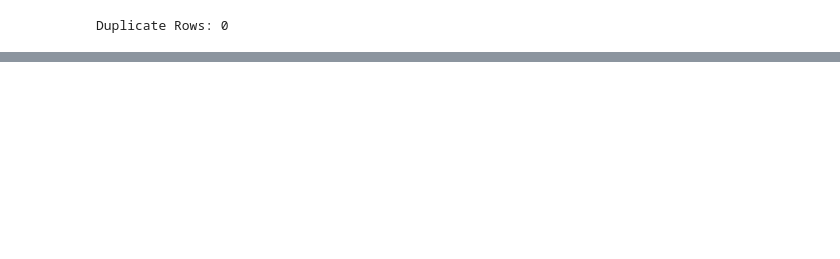
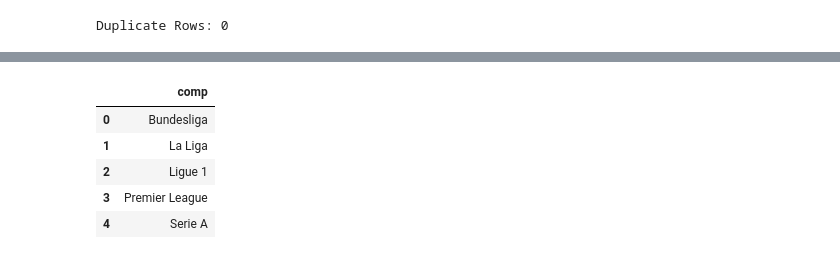
Before and after one commit to Mostafa710/FB-Attackers-Performances, a Jupyter notebook: data_exploration.ipynb, the cells around one changed output, grey strips where cells are left out. Cells and saved outputs as stored; diff of their text form; code cells hidden in the pictures; blank space fills up the shorter version.

```diff
--- a/data_exploration.ipynb
+++ b/data_exploration.ipynb
@@ -270,0 +156,9 @@ df_original['season'].unique().tolist()
+# %%
+pd.DataFrame(sorted(df_original['comp'].unique()), columns=['comp'])
+# %% [output]
+|  | comp |
+| 0 | Bundesliga |
+| 1 | La Liga |
+| 2 | Ligue 1 |
+| 3 | Premier League |
+| 4 | Serie A |
```
Also changed, not shown: parts of 32 cells of this notebook, 7 other files.
